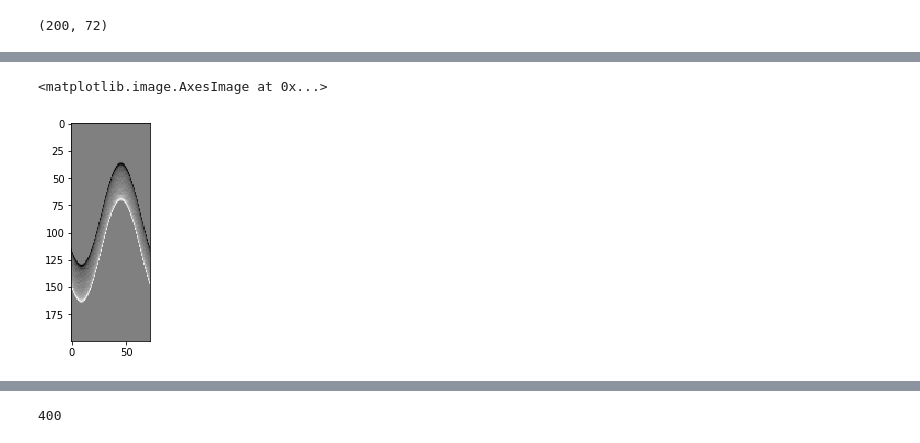
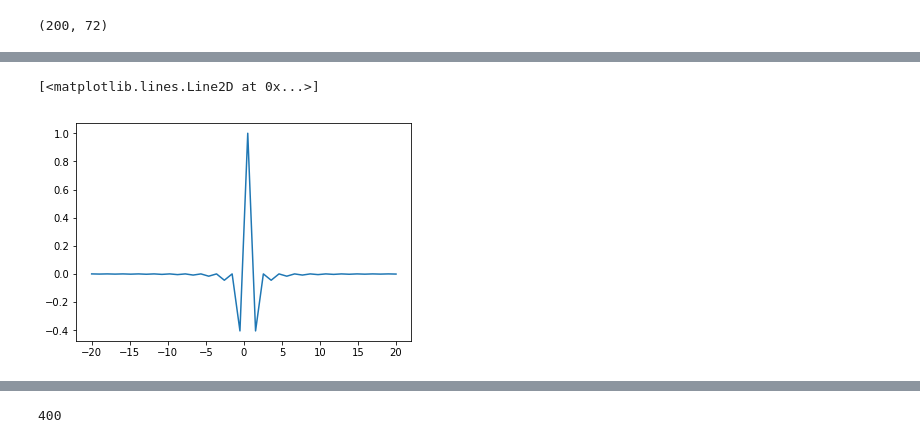
Before and after one commit to damianhorna/backprojection-tomography, a Jupyter notebook: sinogram.ipynb, the cells around one changed output, grey strips where cells are left out. Cells and saved outputs as stored; diff of their text form; code cells hidden in the pictures.

Commit message:
add kernel generation

```diff
--- a/sinogram.ipynb
+++ b/sinogram.ipynb
@@ -238,5 +238,17 @@ plt.plot(np.linspace(0,200,200), copy[:,0])
-# %%
-plt.imshow(copy, cmap='gray')
-# %% [output]
-<matplotlib.image.AxesImage at 0x...>
-[figure, removed]
+# %%
+def genKernel(kerLen):
+    kernel = []
+    for i in range(-int(kerLen/2), int(kerLen/2)):
+        if i == 0:
+            kernel.append(1)
+        elif i % 2 == 0:
+            kernel.append(0)
+        else:
+            kernel.append((-4/(math.pi**2))/i**2)
+    return kernel
+# %%
+kernel = genKernel(40)
+plt.plot(np.linspace(-20,20,40), kernel)
+# %% [output]
+[<matplotlib.lines.Line2D at 0x...>]
+[figure, added]
```
Also changed, not shown: parts of 2 cells of this notebook.
